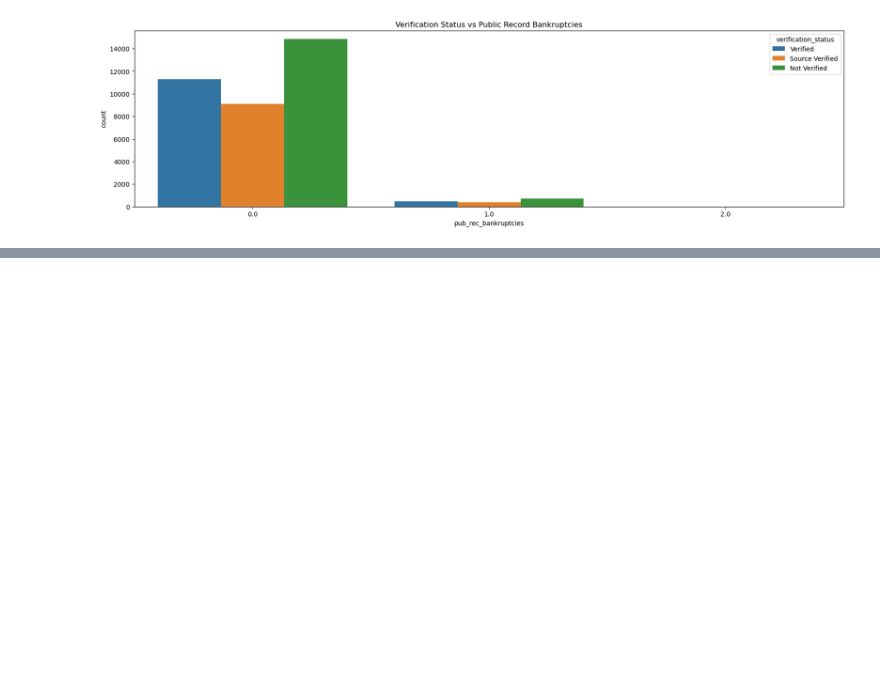
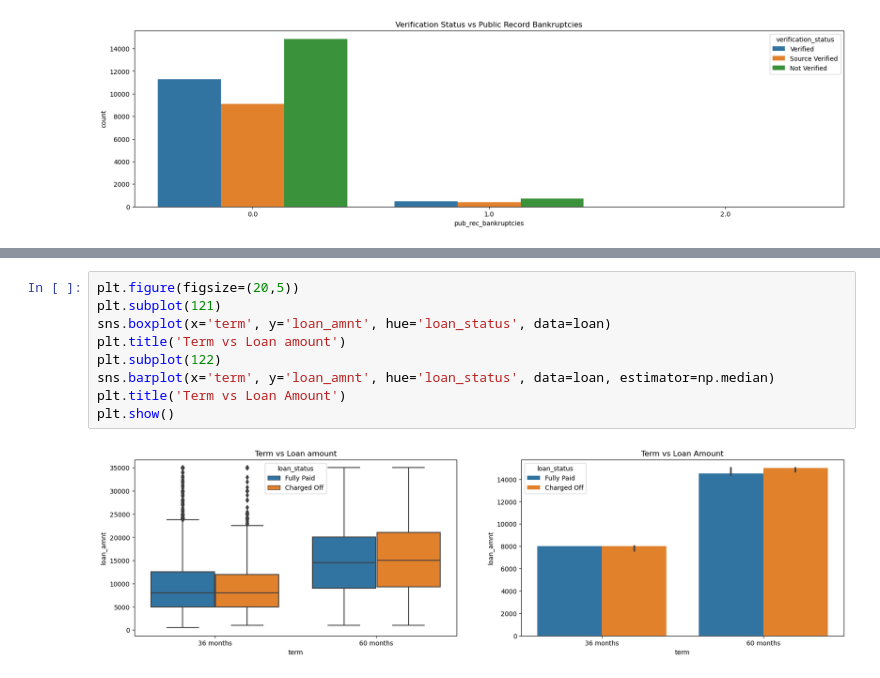
Before and after one commit to SanjayaKumarSahoo/lending-club-case-study, a Jupyter notebook: Group_Facilitator_Name.ipynb, the cells around one changed output, grey strips where cells are left out. Drawn from its saved outputs; the diff is of its cells as text; blank space fills up the shorter version.

```diff
--- a/Group_Facilitator_Name.ipynb
+++ b/Group_Facilitator_Name.ipynb
@@ -1294,0 +1310,11 @@ plt.show()
+# %%
+plt.figure(figsize=(20,5))
+plt.subplot(121)
+sns.boxplot(x='term', y='loan_amnt', hue='loan_status', data=loan)
+plt.title('Term vs Loan amount')
+plt.subplot(122)
+sns.barplot(x='term', y='loan_amnt', hue='loan_status', data=loan, estimator=np.median)
+plt.title('Term vs Loan Amount')
+plt.show()
+# %% [output]
+[figure, added]
```
Also changed, not shown: parts of 65 cells of this notebook.
